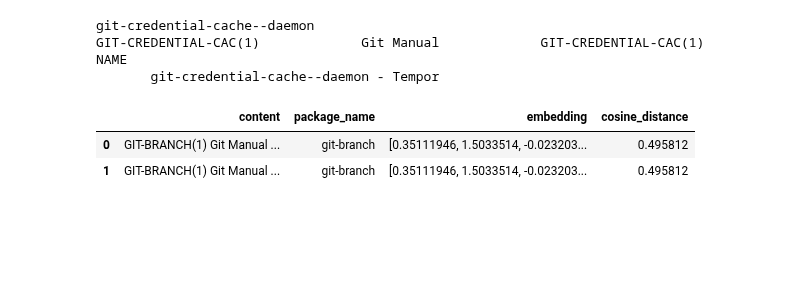
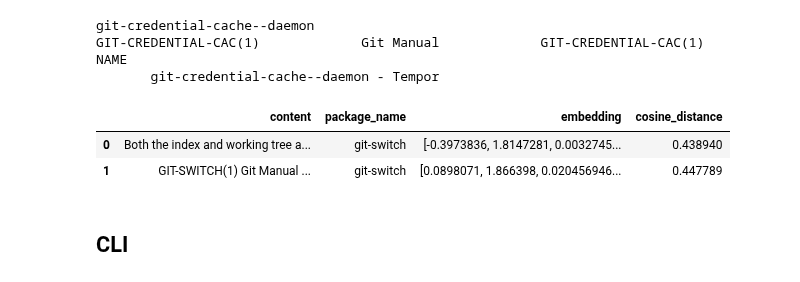
Before and after one commit to alg747/shell_sage, a Jupyter notebook: nbs/02_rag.ipynb, the cells around one changed output. Cells and saved outputs as stored; diff of their text form; code cells hidden in the pictures; blank space fills up the shorter version.

Commit message:
fix: improve RAG functionality
- Lower default similarity threshold for better results
- Add package name to retrieved docs
- Add ssage_index CLI command
- Clean up notebook organization

```diff
--- a/nbs/02_rag.ipynb
+++ b/nbs/02_rag.ipynb
@@ -110,16 +114,18 @@ def index_man_pages(cmds, pages):
 index_man_pages(cmds, pages)
 # %%
 #| export
-def search(q: str, limit: int=2, threshold: float=0.8):
+def search(q: str, limit: int=2, threshold: float=0.5):
     q_emb = model.encode([q])
     df = tbl.search(q_emb).metric("cosine").limit(limit).to_pandas()
     df = df.rename(columns={"_distance": "cosine_distance"})
-    df = df[df.cosine_distance < 1 -threshold]
+    df = df[df.cosine_distance < 1 - threshold]
     return df
 # %%
-df = search("How can I change my current branch?", threshold=0.5)
+df = search("How can I change my current branch?")
 df.head()
 # %% [output]
 |  | content | package_name | embedding | cosine_distance |
-| 0 | GIT-BRANCH(1) Git Manual ... | git-branch | [0.35111946, 1.5033514, -0.023203... | 0.495812 |
-| 1 | GIT-BRANCH(1) Git Manual ... | git-branch | [0.35111946, 1.5033514, -0.023203... | 0.495812 |
+| 0 | Both the index and working tree a... | git-switch | [-0.3973836, 1.8147281, 0.0032745... | 0.438940 |
+| 1 | GIT-SWITCH(1) Git Manual ... | git-switch | [0.0898071, 1.866398, 0.020456946... | 0.447789 |
+# %% [markdown]
+## CLI
```
Also changed, not shown: parts of 3 cells of this notebook, 5 other files.
